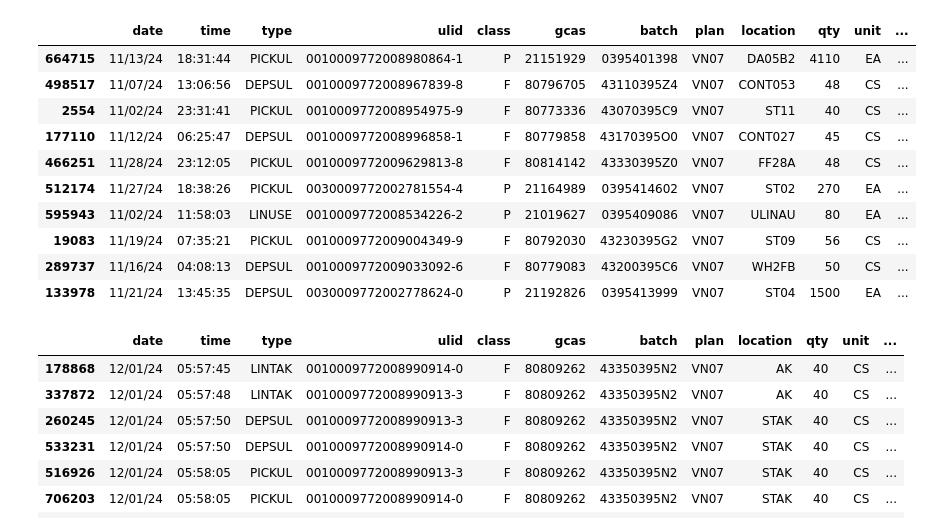
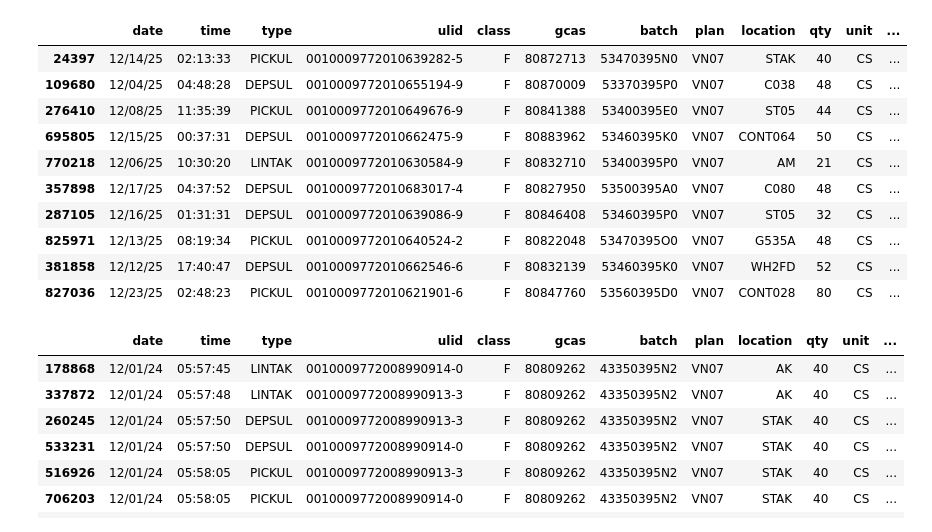
Before and after one commit to biennn86/streamlit_v2, a Jupyter notebook: _linhtinh/np/get_trans_pattern_new.ipynb, the cells around one changed output. Drawn from its saved outputs; the diff is of its cells as text; code cells hidden in the pictures.

Commit message:
buoc dau xay dung tong hop transaction

```diff
--- a/_linhtinh/np/get_trans_pattern_new.ipynb
+++ b/_linhtinh/np/get_trans_pattern_new.ipynb
@@ -3,7 +3,7 @@
 import re
 import pandas as pd
 
-path = 'C:/Users/ngocb/Downloads/test_rex.xlsx'
+path = 'D:/P&G/dashboard/my_database/file_source/data_trans_pg/2025/get_transaction_rtcis_t12_2025.xlsm'
 df_trans = pd.read_excel(path)
 arr_set_data = set()
 num_row_data=0
@@ -89,26 +89,26 @@ Tổng số dòng data trùng nhau:  5916
 import pandas as pd
 lst_total_2 = []
 for line in arr_set_data:
-    lst_line = line.split(';')
-    lst_total_2.append(lst_line)
+	lst_line = line.split(';')
+	lst_total_2.append(lst_line)
 
 # transposed = list(zip(*lst_total))
 
-columns = ['date', 'time', 'type', 'ulid', 'class', 'gcas', 'batch', 'plan', 'location', 'qty', 'unit', 'T#']
-df_178687 = pd.DataFrame(lst_total_2, columns=columns)
+columns = ['date', 'time', 'type', 'ulid', 'class', 'gcas', 'batch', 'plan', 'location', 'qty', 'unit', 't#']
+df_clasic = pd.DataFrame(lst_total_2, columns=columns)
 # df_178687.to_excel('df.xlsx')
 # %%
-df_178687.sample(10)
+df_clasic.sample(10)
 # %% [output]
 |  | date | time | type | ulid | class | gcas | batch | plan | location | qty | unit | ... |
-| 664715 | 11/13/24 | 18:31:44 | PICKUL | 0010009772008980864-1 | P | 21151929 | 0395401398 | VN07 | DA05B2 | 4110 | EA | ... |
-| 498517 | 11/07/24 | 13:06:56 | DEPSUL | 0010009772008967839-8 | F | 80796705 | 43110395Z4 | VN07 | CONT053 | 48 | CS | ... |
-| 2554 | 11/02/24 | 23:31:41 | PICKUL | 0010009772008954975-9 | F | 80773336 | 43070395C9 | VN07 | ST11 | 40 | CS | ... |
-| 177110 | 11/12/24 | 06:25:47 | DEPSUL | 0010009772008996858-1 | F | 80779858 | 43170395O0 | VN07 | CONT027 | 45 | CS | ... |
-| 466251 | 11/28/24 | 23:12:05 | PICKUL | 0010009772009629813-8 | F | 80814142 | 43330395Z0 | VN07 | FF28A | 48 | CS | ... |
-| 512174 | 11/27/24 | 18:38:26 | PICKUL | 0030009772002781554-4 | P | 21164989 | 0395414602 | VN07 | ST02 | 270 | EA | ... |
-| 595943 | 11/02/24 | 11:58:03 | LINUSE | 0010009772008534226-2 | P | 21019627 | 0395409086 | VN07 | ULINAU | 80 | EA | ... |
-| 19083 | 11/19/24 | 07:35:21 | PICKUL | 0010009772009004349-9 | F | 80792030 | 43230395G2 | VN07 | ST09 | 56 | CS | ... |
-| 289737 | 11/16/24 | 04:08:13 | DEPSUL | 0010009772009033092-6 | F | 80779083 | 43200395C6 | VN07 | WH2FB | 50 | CS | ... |
-| 133978 | 11/21/24 | 13:45:35 | DEPSUL | 0030009772002778624-0 | P | 21192826 | 0395413999 | VN07 | ST04 | 1500 | EA | ... |
+| 24397 | 12/14/25 | 02:13:33 | PICKUL | 0010009772010639282-5 | F | 80872713 | 53470395N0 | VN07 | STAK | 40 | CS | ... |
+| 109680 | 12/04/25 | 04:48:28 | DEPSUL | 0010009772010655194-9 | F | 80870009 | 53370395P0 | VN07 | C038 | 48 | CS | ... |
+| 276410 | 12/08/25 | 11:35:39 | PICKUL | 0010009772010649676-9 | F | 80841388 | 53400395E0 | VN07 | ST05 | 44 | CS | ... |
+| 695805 | 12/15/25 | 00:37:31 | DEPSUL | 0010009772010662475-9 | F | 80883962 | 53460395K0 | VN07 | CONT064 | 50 | CS | ... |
+| 770218 | 12/06/25 | 10:30:20 | LINTAK | 0010009772010630584-9 | F | 80832710 | 53400395P0 | VN07 | AM | 21 | CS | ... |
+| 357898 | 12/17/25 | 04:37:52 | DEPSUL | 0010009772010683017-4 | F | 80827950 | 53500395A0 | VN07 | C080 | 48 | CS | ... |
+| 287105 | 12/16/25 | 01:31:31 | DEPSUL | 0010009772010639086-9 | F | 80846408 | 53460395P0 | VN07 | ST05 | 32 | CS | ... |
+| 825971 | 12/13/25 | 08:19:34 | PICKUL | 0010009772010640524-2 | F | 80822048 | 53470395O0 | VN07 | G535A | 48 | CS | ... |
+| 381858 | 12/12/25 | 17:40:47 | DEPSUL | 0010009772010662546-6 | F | 80832139 | 53460395K0 | VN07 | WH2FD | 52 | CS | ... |
+| 827036 | 12/23/25 | 02:48:23 | PICKUL | 0010009772010621901-6 | F | 80847760 | 53560395D0 | VN07 | CONT028 | 80 | CS | ... |
 # %%
```
Also changed, not shown: parts of 29 cells of this notebook, 4 other files.
